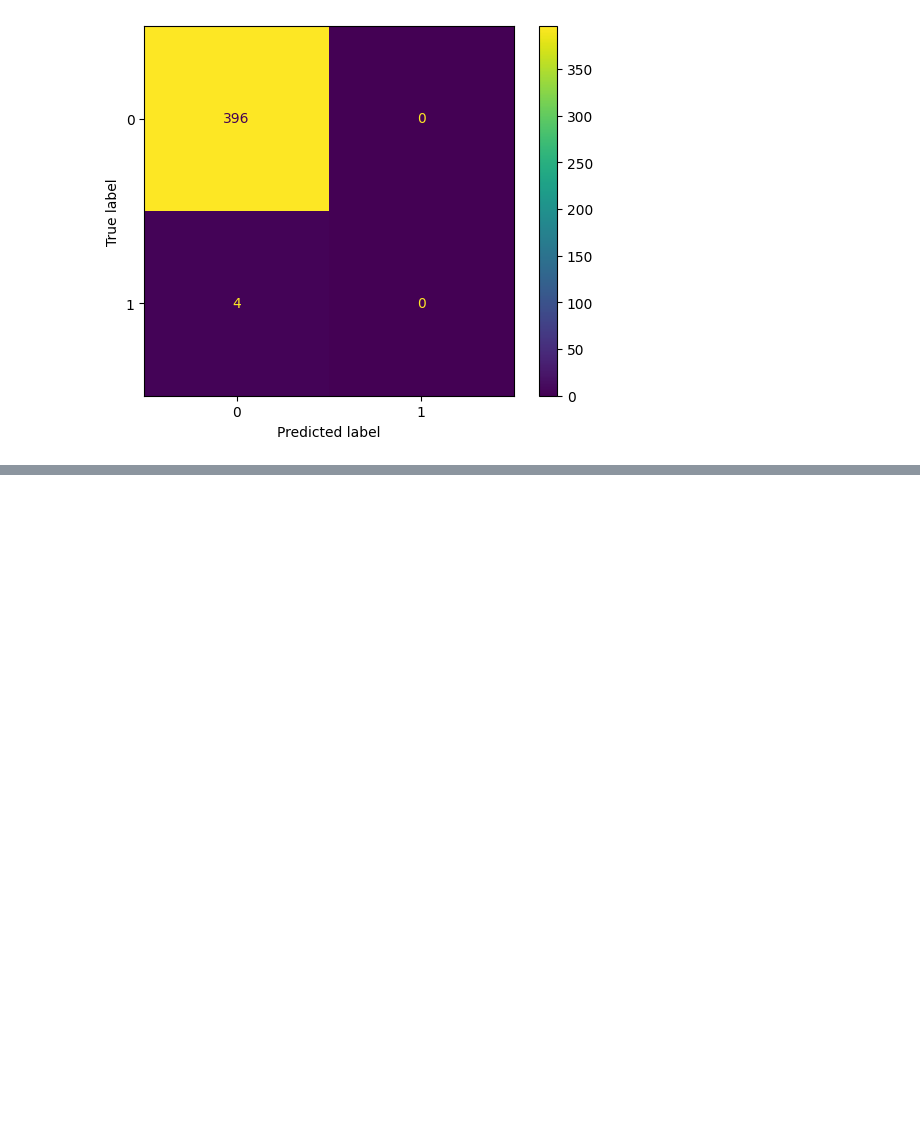
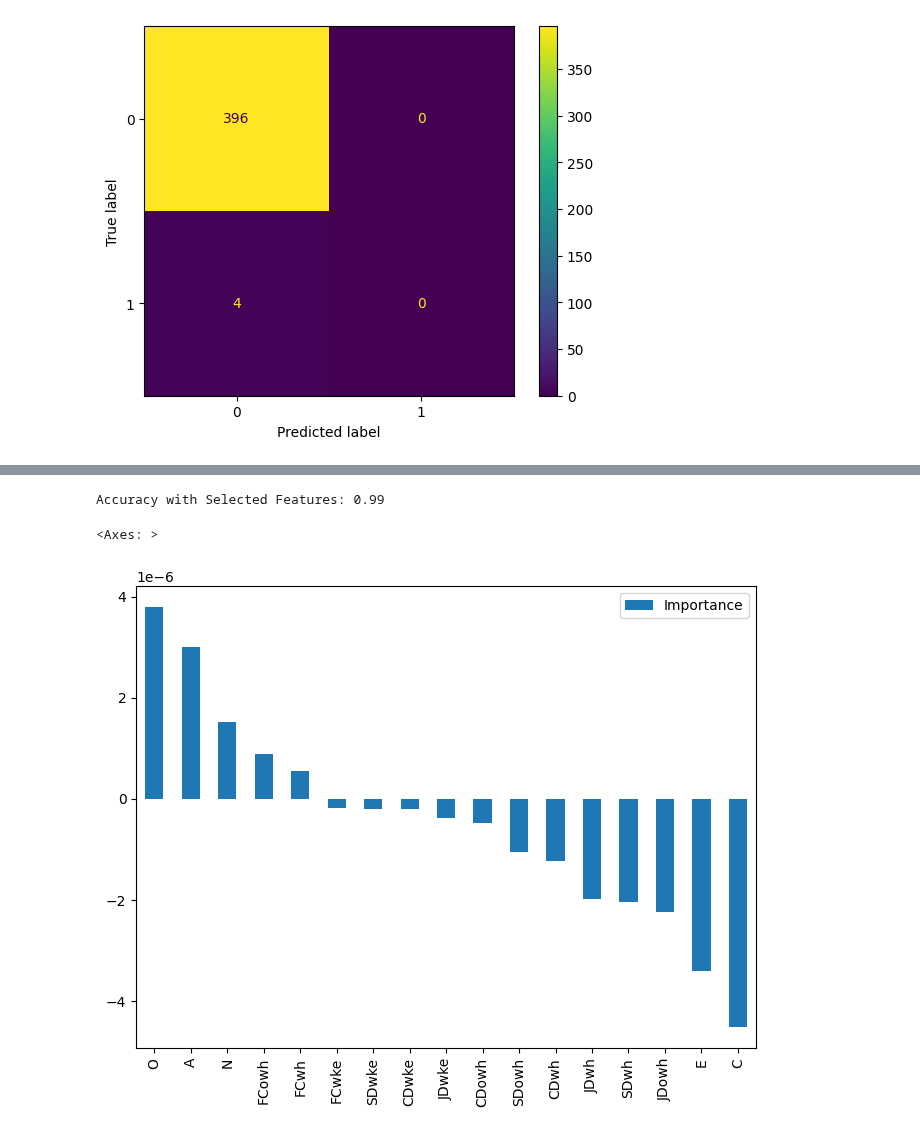
Before and after one commit to mel0778/dsa4263, a Jupyter notebook: code/model_autoencoder.ipynb, the cells around one changed output, grey strips where cells are left out. Saved outputs shown, nothing was run; the diff lists cells and outputs as text; code cells hidden in the pictures; blank space fills up the shorter version.

Commit message:
updated autoencoder model with feature importance

```diff
--- a/code/model_autoencoder.ipynb
+++ b/code/model_autoencoder.ipynb
@@ -594,0 +627,11 @@ weighted avg       0.98      0.99      0.99       400
+# %%
+best_logreg = grid_search.best_estimator_
+
+# Use encoder part of the autoencoder for feature selection
+
+encoded_features_train = model.encoder.predict(X_train)
+encoded_features_test = model.encoder.predict(X_test)
+
+# Display the shape of extracted features
+print("Encoded Features Shape (Train):", encoded_features_train.shape)
+print("Encoded Features Shape (Test):", encoded_features_test.shape)
@@ -594,0 +643,26 @@ weighted avg       0.98      0.99      0.99       400
+# %%
+# Import a predictive model (e.g., logistic regression)
+from sklearn.linear_model import LogisticRegression
+from sklearn.metrics import accuracy_score
+
+# Fit a logistic regression model using the selected features
+model = LogisticRegression()
+model.fit(encoded_features_train, y_train)
+
+# Make predictions on the test set
+y_pred = model.predict(encoded_features_test)
+
+# Calculate accuracy
+accuracy = accuracy_score(y_test, y_pred)
+print("Accuracy with Selected Features:", accuracy)
+# %% [output]
+Accuracy with Selected Features: 0.99
+# %%
+# feature importance
+
+feat_importances = pd.DataFrame(best_logreg.coef_[0], index=X_train.columns, columns=["Importance"])
+feat_importances.sort_values(by='Importance', ascending=False, inplace=True)
+feat_importances.plot(kind='bar', figsize=(8,6))
+# %% [output]
+<Axes: >
+[figure, added]
```
Also changed, not shown: parts of 21 cells of this notebook.
